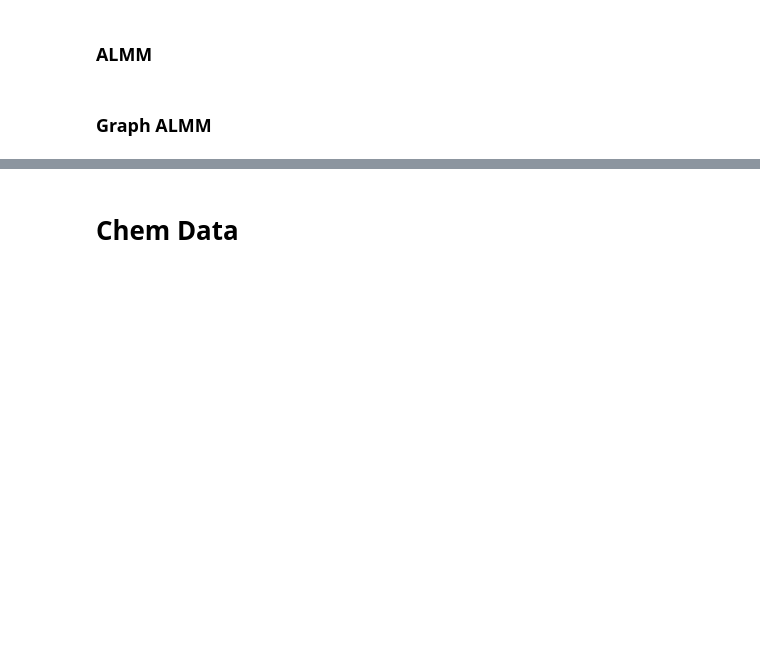
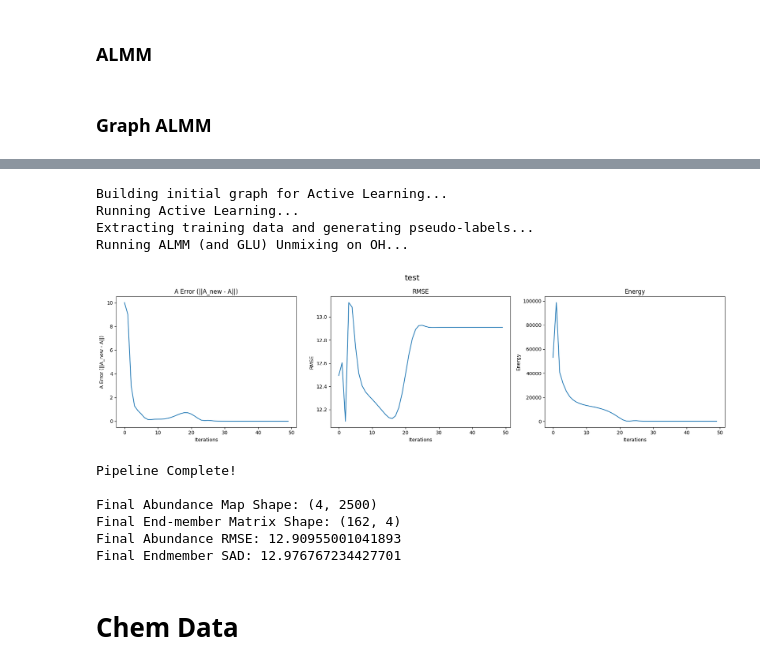
Before and after one commit to mtyler1059/Nearly-Blind-Hyperspectral-Unmixing, a Jupyter notebook: plot_testing.ipynb, the cells around one changed output, grey strips where cells are left out. Cells and saved outputs as stored; diff of their text form; code cells hidden in the pictures; blank space fills up the shorter version.

```diff
--- a/plot_testing.ipynb
+++ b/plot_testing.ipynb
@@ -1421,13 +1436,13 @@ def ALMM_energy(X, S, A, T, E, B, alpha, beta, gamma, eta):
 # TODO figure out the lambda term
 # Treat xi = rho / lambda, for rho = 1, or omit the factor entirely
 
-def Graph_ALMM_energy(X, S, A, T, E, B, graph_term, alpha, beta, gamma, eta):
+def Graph_ALMM_energy(X, S, A, A_hat, T, E, B, W, M, alpha, beta, gamma, eta, xi):
 
     L = E.shape[1]
     I_L = np.eye(L)
 
     # Least Squares Problem
-    term1 = 0.5 * (np.linalg.norm(X - (S @ A @ T) - (E @ B), 'fro') ** 2)
+    term1 = 0.5 * (np.linalg.norm(X - ((S @ A) * T) - (E @ B), 'fro') ** 2)
 
     # Sparsity Regularization (L1/2)
     term2 = alpha * np.sum(np.sqrt(np.abs(A)))
@@ -1438,4 +1453,8 @@ def Graph_ALMM_energy(X, S, A, T, E, B, graph_term, alpha, beta, gamma, eta):
     # Low-coherence with endmember dictionary and orthogonality
     term4 = (gamma / 2) * (np.linalg.norm(S.T @ E) ** 2) + (eta / 2) * (np.linalg.norm(E.T @ E - I_L, 'fro') ** 2)
 
-    return term1 + term2 + term3 + term4 + graph_term
+    # Graph Regularization Term
+    A_unlabeled = A[:, M:]
+    I1, I2 = compute_I1_I2(A = A_unlabeled, A_hat = A_hat, W = W, M = M)
+
+    return term1 + term2 + term3 + term4 + ((1/xi)*I1) + ((1/xi)*I2)
@@ -1442,3 +2293,26 @@ def Graph_ALMM_energy(X, S, A, T, E, B, graph_term, alpha, beta, gamma, eta):
+# %%
+# Graph ALMM
+samples = 2500
+alpha = 5.5e-5
+beta = (1e-3 + 1e-2)/2
+gamma = (1e-3 + 1e-2)/2
+eta = (1e-3 + 1e-2)/2
+A_f_graph_almm, S_graph_almm, A_graph_almm_rmse, S_graph_almm_sad = run_unmixing_pipeline_example2_test(X = X_0, A_gt = A_0, S_gt = S_0,
+                                                                                                        N = samples, alpha = alpha, beta = beta, gamma = gamma, eta = eta, maxIter = 50,
+                                                                                                        M_total_0 = int(0.004*2*samples), m_0 = 4, xi_0 = 1e-3,
+                                                                                                        OH_labels = True, print_bool = True, A_error = True, RMSE_plot = True, Energy_plot = True, title_0 = "test")
+# %% [output]
+Building initial graph for Active Learning...
+Running Active Learning...
+Extracting training data and generating pseudo-labels...
+Running ALMM (and GLU) Unmixing on OH...
+[figure, added]
+Pipeline Complete!
+
+Final Abundance Map Shape: (4, 2500)
+Final End-member Matrix Shape: (162, 4)
+Final Abundance RMSE: 12.90955001041893
+Final Endmember SAD: 12.976767234427701
 # %% [markdown]
 # Chem Data
 # %%
```
Also changed, not shown: parts of 15 cells of this notebook, 1 other file.
